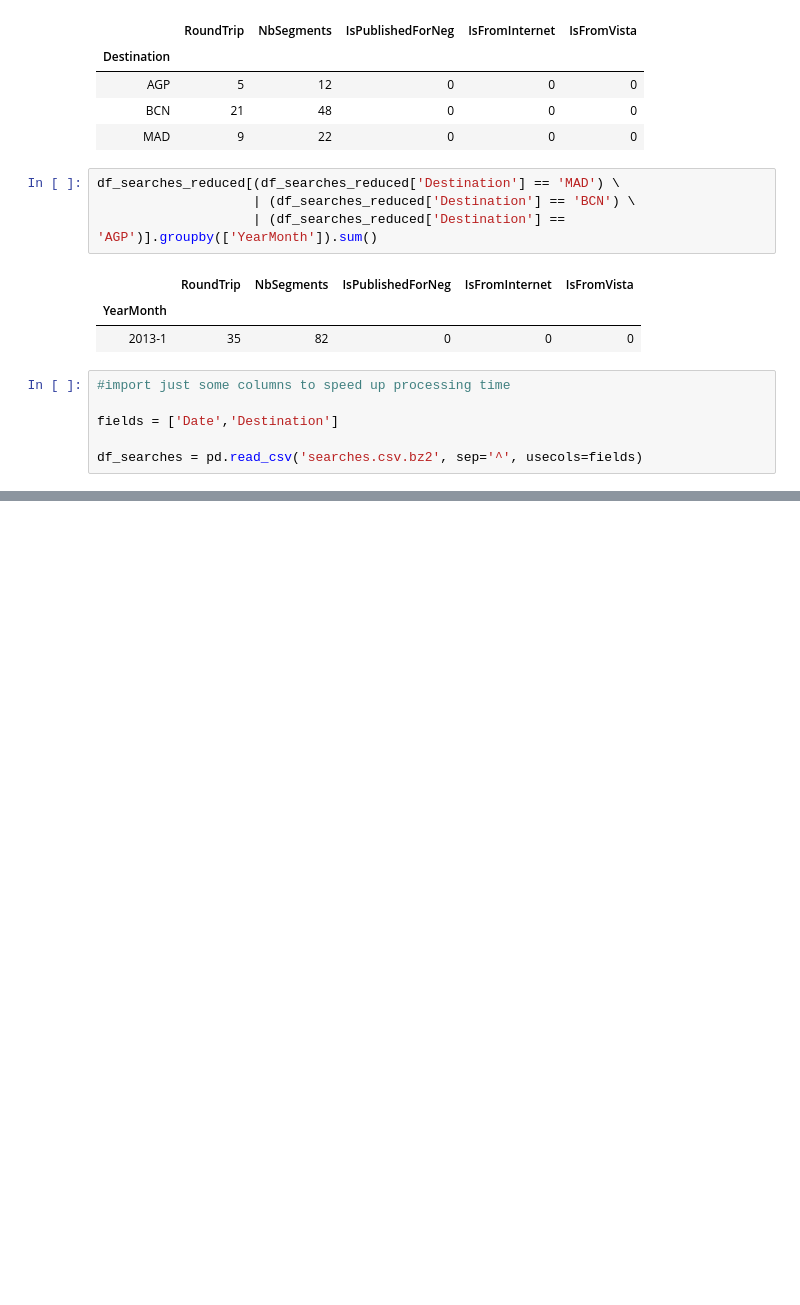
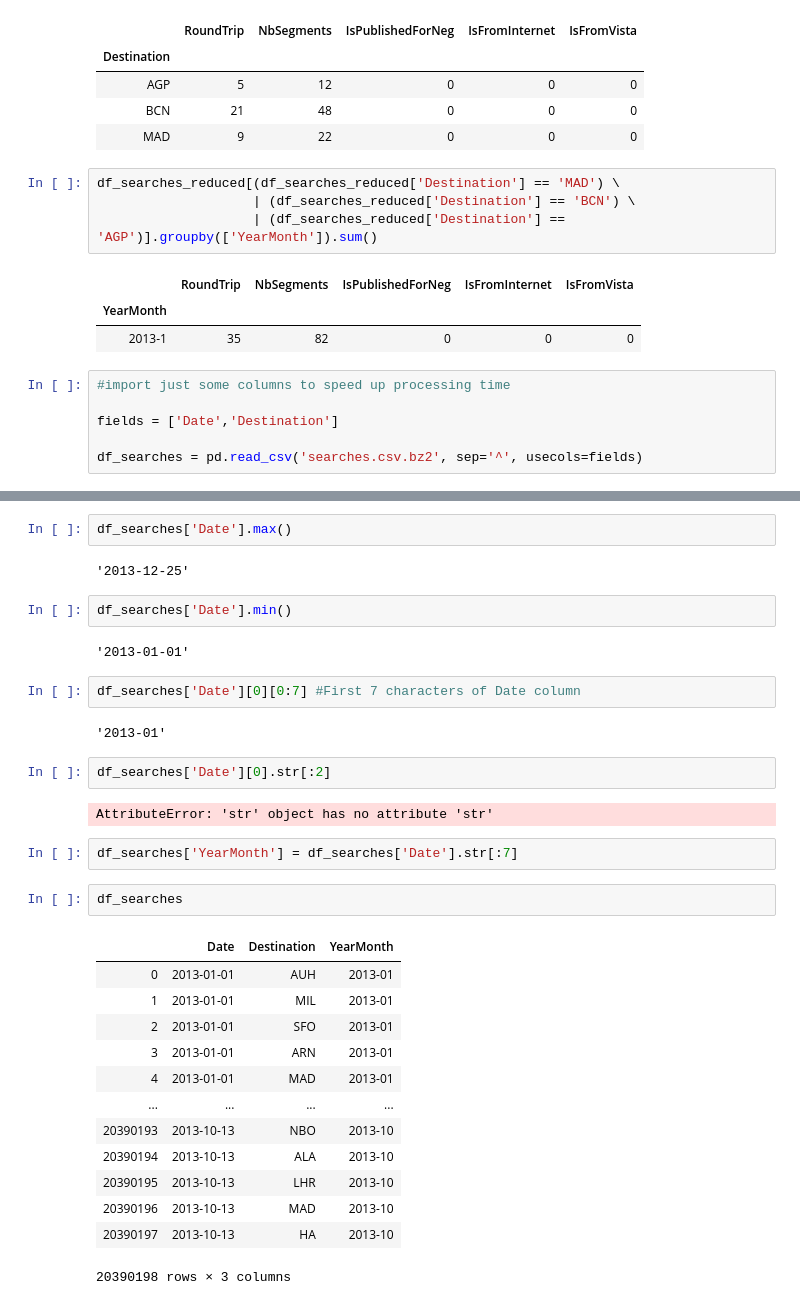
Before and after one commit to daniel-isidro/amadeus_challenge, a Jupyter notebook: amadeus_challenge.ipynb, the cells around one changed output, grey strips where cells are left out. Saved outputs shown, nothing was run; the diff lists cells and outputs as text; blank space fills up the shorter version.

Commit message:
new column YearMonth to searches dataframe

```diff
--- a/amadeus_challenge.ipynb
+++ b/amadeus_challenge.ipynb
@@ -378,0 +395,34 @@ df_searches = pd.read_csv('searches.csv.bz2', sep='^', usecols=fields)
+# %%
+df_searches['Date'].max()
+# %% [output]
+'2013-12-25'
+# %%
+df_searches['Date'].min()
+# %% [output]
+'2013-01-01'
+# %%
+df_searches['Date'][0][0:7] #First 7 characters of Date column
+# %% [output]
+'2013-01'
+# %%
+df_searches['Date'][0].str[:2]
+# %% [output]
+AttributeError: 'str' object has no attribute 'str'
+# %%
+df_searches['YearMonth'] = df_searches['Date'].str[:7]
+# %%
+df_searches
+# %% [output]
+|  | Date | Destination | YearMonth |
+| 0 | 2013-01-01 | AUH | 2013-01 |
+| 1 | 2013-01-01 | MIL | 2013-01 |
+| 2 | 2013-01-01 | SFO | 2013-01 |
+| 3 | 2013-01-01 | ARN | 2013-01 |
+| 4 | 2013-01-01 | MAD | 2013-01 |
+| ... | ... | ... | ... |
+| 20390193 | 2013-10-13 | NBO | 2013-10 |
+| 20390194 | 2013-10-13 | ALA | 2013-10 |
+| 20390195 | 2013-10-13 | LHR | 2013-10 |
+| 20390196 | 2013-10-13 | MAD | 2013-10 |
+| 20390197 | 2013-10-13 | HA | 2013-10 |
+20390198 rows × 3 columns
```
Also changed, not shown: parts of 1 cell of this notebook.
